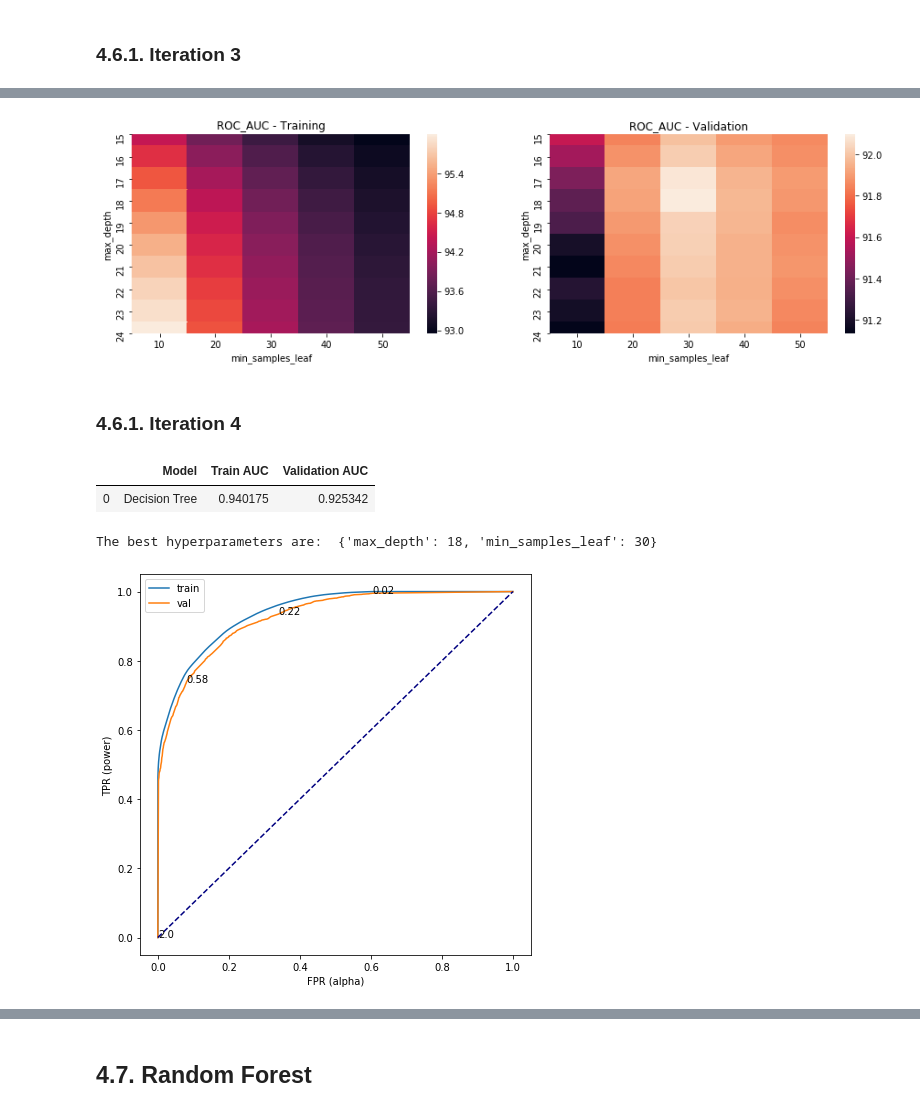
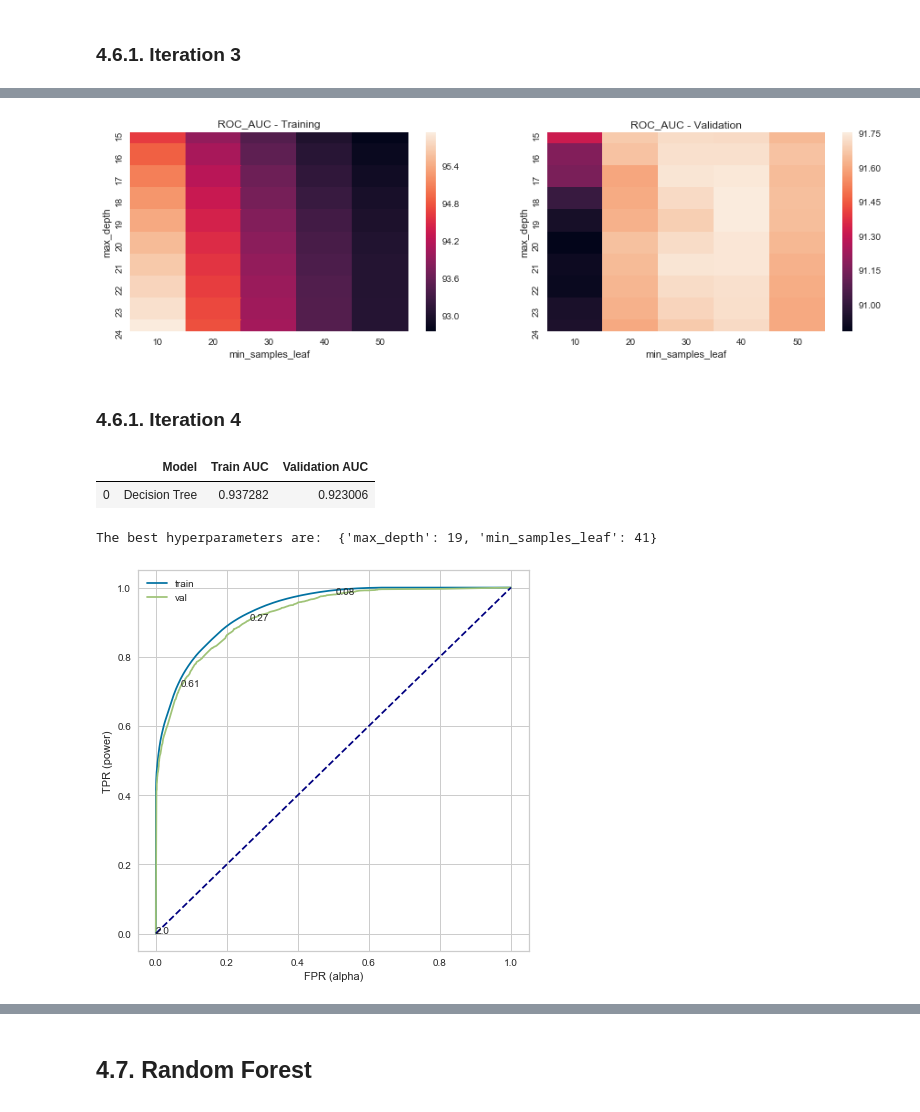
Before and after one commit to ravimalde/hotel_cancellation_analysis, a Jupyter notebook: RM_index_6.ipynb, the cells around one changed output, grey strips where cells are left out. Saved outputs shown, nothing was run; the diff lists cells and outputs as text; code cells hidden in the pictures.

```diff
--- a/RM_index_6.ipynb
+++ b/RM_index_6.ipynb
@@ -74,7 +74,8 @@ df.drop(columns=['ReservationStatusDate',
                  'ReservationStatus',
                  'ArrivalDateYear',
                  'BookingChanges',
-                 'Company'], inplace=True)
+                 'Company',
+                 'DepositType'], inplace=True)
 # %%
 y = df[['IsCanceled']]
 X = df.drop(columns=['IsCanceled'])
@@ -427,18 +428,18 @@ The best hyperparameters are:  {'max_depth': 18, 'min_samples_leaf': 30}
 # %%
 decision_tree.opt_plots()
 # %% [output]
-[figure, old version]
+[figure, new version]
 # %% [markdown]
 ### 4.6.1. Iteration 4
 # %%
-param_grid = {'max_depth':range(15,20,1), 'min_samples_leaf':range(25,35,1)}
+param_grid = {'max_depth':range(16,21,1), 'min_samples_leaf':range(35,45,1)}
 decision_tree = Classification("Decision Tree", X_train, X_val, y_train, y_val)
 decision_tree.get_scores(param_grid, skf)
 # %% [output]
 |  | Model | Train AUC | Validation AUC |
-| 0 | Decision Tree | 0.940175 | 0.925342 |
+| 0 | Decision Tree | 0.937282 | 0.923006 |
-The best hyperparameters are:  {'max_depth': 18, 'min_samples_leaf': 30}
+The best hyperparameters are:  {'max_depth': 19, 'min_samples_leaf': 41}
-[figure, old version]
+[figure, new version]
 # %%
 decision_tree.opt_plots()
 # %% [output]
```
Also changed, not shown: parts of 56 cells of this notebook.
